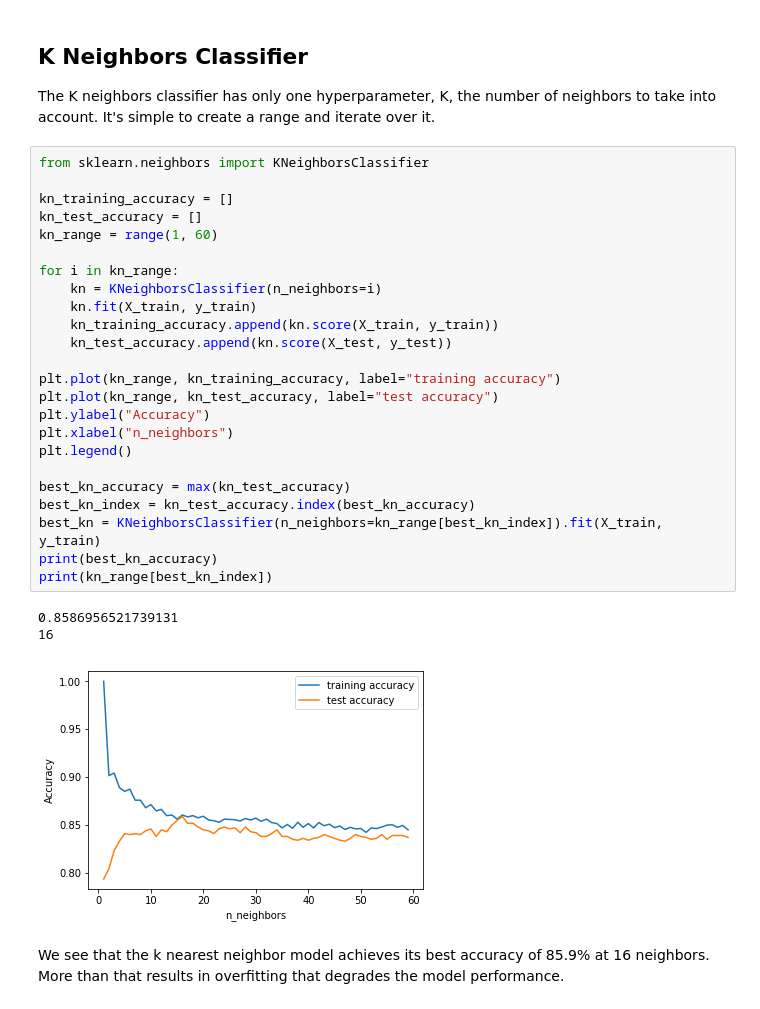
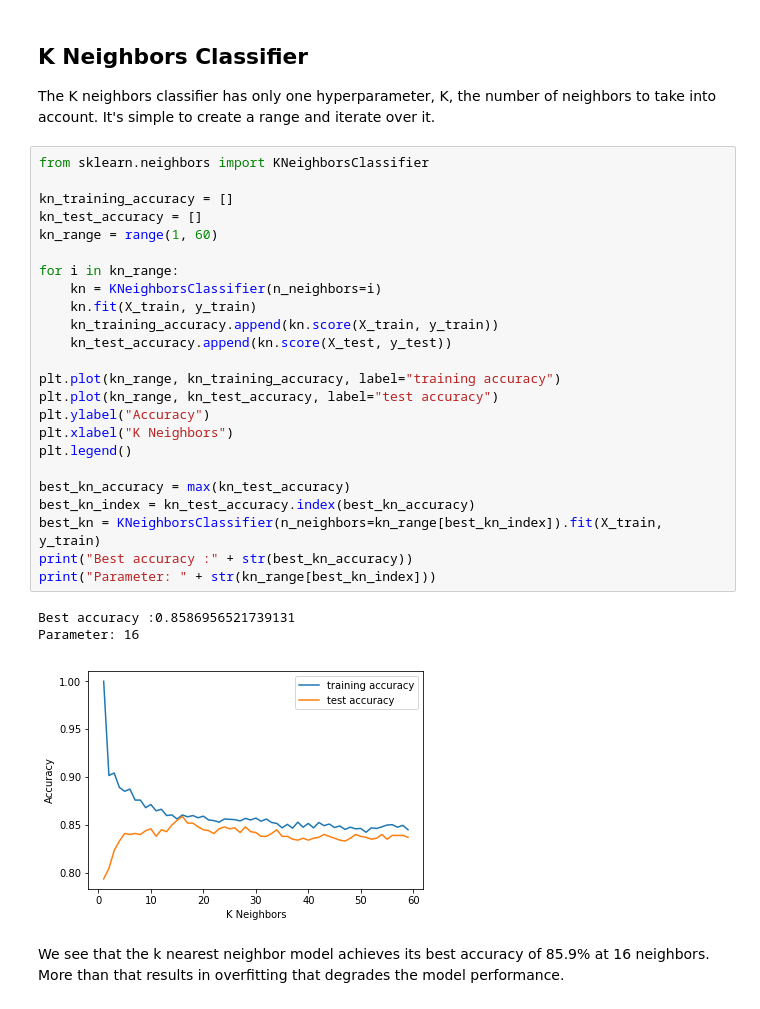
Before and after one commit to jeosadn/patrones, a Jupyter notebook: inv2/Inv-Corta-2.ipynb, the cells around one changed output. Saved outputs shown, nothing was run; the diff lists cells and outputs as text.

```diff
--- a/inv2/Inv-Corta-2.ipynb
+++ b/inv2/Inv-Corta-2.ipynb
@@ -140,31 +140,31 @@ The K neighbors classifier has only one hyperparameter, K, the number of neighbo
 # %%
 from sklearn.neighbors import KNeighborsClassifier
 
 kn_training_accuracy = []
 kn_test_accuracy = []
 kn_range = range(1, 60)
 
 for i in kn_range:
     kn = KNeighborsClassifier(n_neighbors=i)
     kn.fit(X_train, y_train)
     kn_training_accuracy.append(kn.score(X_train, y_train))
     kn_test_accuracy.append(kn.score(X_test, y_test))
 
 plt.plot(kn_range, kn_training_accuracy, label="training accuracy")
 plt.plot(kn_range, kn_test_accuracy, label="test accuracy")
 plt.ylabel("Accuracy")
-plt.xlabel("n_neighbors")
+plt.xlabel("K Neighbors")
 plt.legend()
 
 best_kn_accuracy = max(kn_test_accuracy)
 best_kn_index = kn_test_accuracy.index(best_kn_accuracy)
 best_kn = KNeighborsClassifier(n_neighbors=kn_range[best_kn_index]).fit(X_train, y_train)
-print(best_kn_accuracy)
-print(kn_range[best_kn_index])
+print("Best accuracy :" + str(best_kn_accuracy))
+print("Parameter: " + str(kn_range[best_kn_index]))
 # %% [output]
-0.8586956521739131
-16
+Best accuracy :0.8586956521739131
+Parameter: 16
-[figure, old version]
+[figure, new version]
 # %% [markdown]
 We see that the k nearest neighbor model achieves its best accuracy of 85.9% at 16 neighbors. More than that results in overfitting that degrades the model performance.
 # %% [markdown]
```
Also changed, not shown: parts of 5 cells of this notebook.
